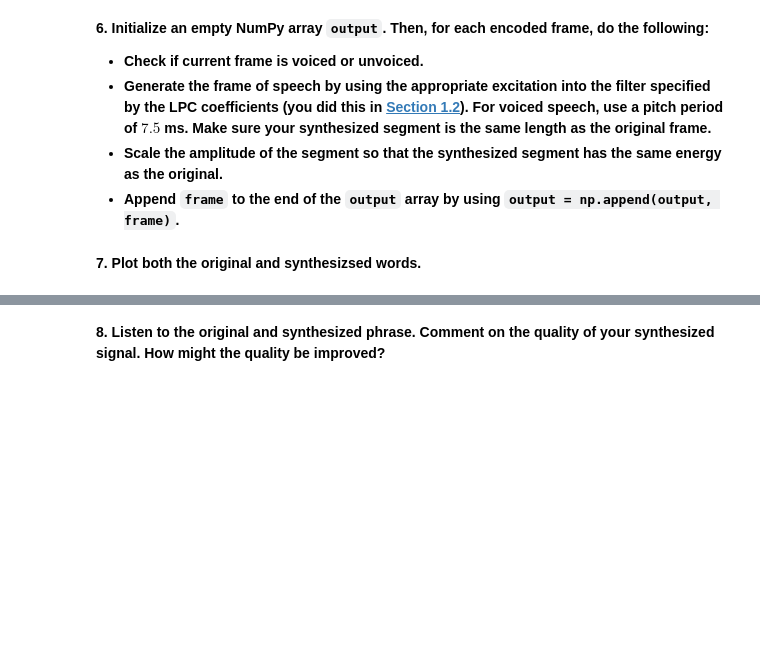
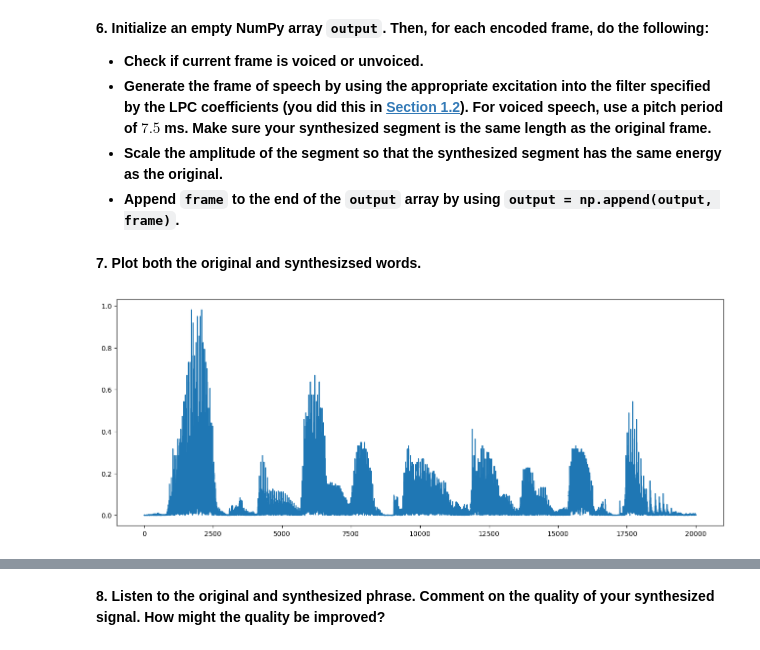
Before and after one commit to cdavin2/dsp_lab09b, a Jupyter notebook: lab09b_final_report.ipynb, the cells around one changed output, grey strips where cells are left out. Saved outputs shown, nothing was run; the diff lists cells and outputs as text; code cells hidden in the pictures; blank space fills up the shorter version.

```diff
--- a/lab09b_final_report.ipynb
+++ b/lab09b_final_report.ipynb
@@ -317,4 +332,8 @@ def exciteUV(N):
 # %% [markdown]
 **7. Plot both the original and synthesizsed words.**
+# %%
+plt.plot(np.abs(phrase));
+# %% [output]
+[figure, added]
 # %%
 # insert your code here
```
Also changed, not shown: parts of 11 cells of this notebook.
